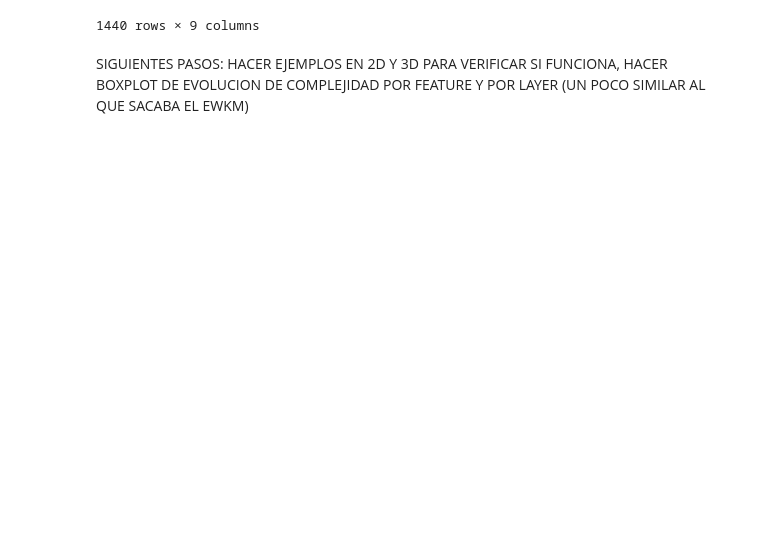
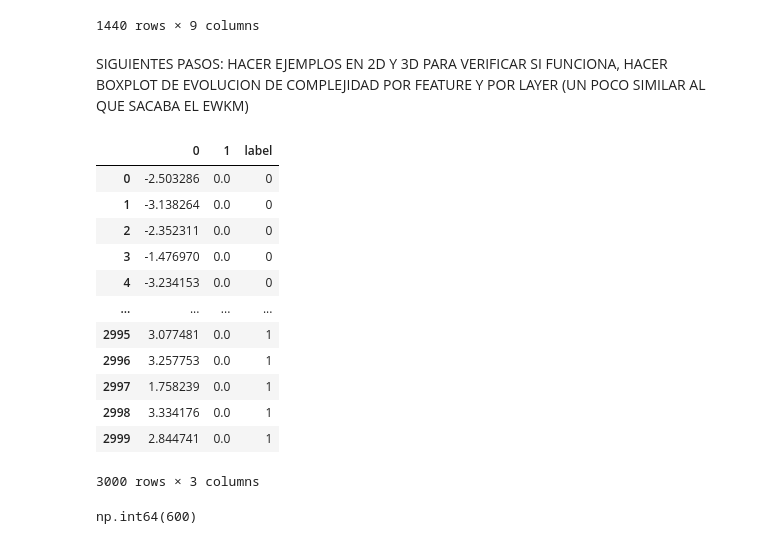
Before and after one commit to carmenlancho/FeatureSelection_Complexity, a Jupyter notebook: Notebooks/TrackingCentroides_Hostility.ipynb, the cells around one changed output. Cells and saved outputs as stored; diff of their text form; code cells hidden in the pictures; blank space fills up the shorter version.

```diff
--- a/Notebooks/TrackingCentroides_Hostility.ipynb
+++ b/Notebooks/TrackingCentroides_Hostility.ipynb
@@ -132,0 +202,28 @@ SIGUIENTES PASOS: HACER EJEMPLOS EN 2D Y 3D PARA VERIFICAR SI FUNCIONA, HACER BO
+# %%
+datasets["1D_x_active"]
+# %% [output]
+|  | 0 | 1 | label |
+| 0 | -2.503286 | 0.0 | 0 |
+| 1 | -3.138264 | 0.0 | 0 |
+| 2 | -2.352311 | 0.0 | 0 |
+| 3 | -1.476970 | 0.0 | 0 |
+| 4 | -3.234153 | 0.0 | 0 |
+| ... | ... | ... | ... |
+| 2995 | 3.077481 | 0.0 | 1 |
+| 2996 | 3.257753 | 0.0 | 1 |
+| 2997 | 1.758239 | 0.0 | 1 |
+| 2998 | 3.334176 | 0.0 | 1 |
+| 2999 | 2.844741 | 0.0 | 1 |
+3000 rows × 3 columns
+# %%
+sigma = 5
+delta = 0.5
+seed = 0
+k_min = 0
+X = datasets["1D_x_active"].iloc[:,:-1].to_numpy() # all variables except y
+X = preprocessing.scale(X)
+y = datasets["1D_x_active"]['label'].to_numpy()
+host_instance_by_layer_df, data_clusters, centroids_dict, results, k_auto = hostility_measure_Centroids(sigma, X, y, delta, k_min, seed=0)
+k_auto
+# %% [output]
+np.int64(600)
```
Also changed, not shown: parts of 14 cells of this notebook.
